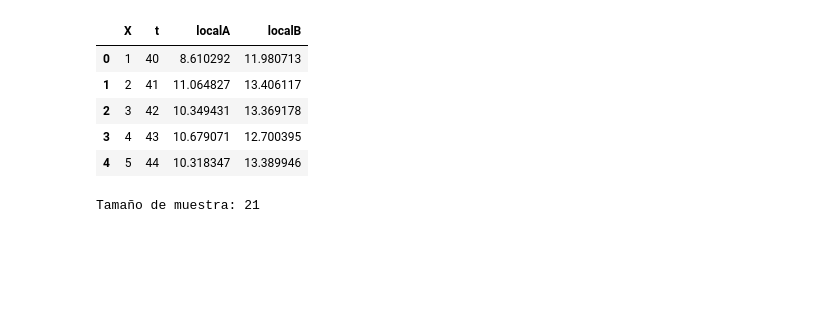
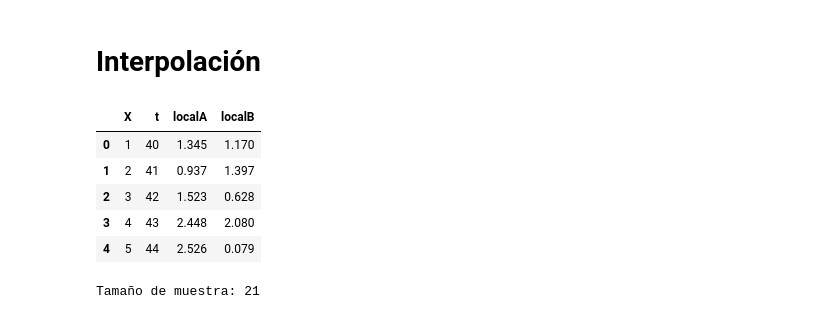
Before and after one commit to matuneville/Signal-Processing-and-Time-Series, a Jupyter notebook: procesamiento_de_seniales/interpolacion/interpolacion_de_datos.ipynb, the cells around one changed output. Cells and saved outputs as stored; diff of their text form; code cells hidden in the pictures; blank space fills up the shorter version.

```diff
--- a/procesamiento_de_seniales/interpolacion/interpolacion_de_datos.ipynb
+++ b/procesamiento_de_seniales/interpolacion/interpolacion_de_datos.ipynb
@@ -1,3 +1,5 @@
+# %% [markdown]
+# Interpolación
 # %%
 import pandas as pd
 import numpy as np
@@ -6,15 +8,15 @@ from scipy.interpolate import interp1d, splev, splrep
 import seaborn as sns
 sns.set_style('darkgrid')
 # %%
-ventas_locales_AB = pd.read_csv('DosLocales_Ciclica_2.csv')
+ventas_locales_AB = pd.read_csv('data.csv')
 ventas_locales_AB.head()
 # %% [output]
 |  | X | t | localA | localB |
-| 0 | 1 | 40 | 8.610292 | 11.980713 |
-| 1 | 2 | 41 | 11.064827 | 13.406117 |
-| 2 | 3 | 42 | 10.349431 | 13.369178 |
-| 3 | 4 | 43 | 10.679071 | 12.700395 |
-| 4 | 5 | 44 | 10.318347 | 13.389946 |
+| 0 | 1 | 40 | 1.345 | 1.170 |
+| 1 | 2 | 41 | 0.937 | 1.397 |
+| 2 | 3 | 42 | 1.523 | 0.628 |
+| 3 | 4 | 43 | 2.448 | 2.080 |
+| 4 | 5 | 44 | 2.526 | 0.079 |
 # %%
 N = len(ventas_locales_AB)
 print(f"Tamaño de muestra: {N}")
```
Also changed, not shown: parts of 17 cells of this notebook, 4 other files.
